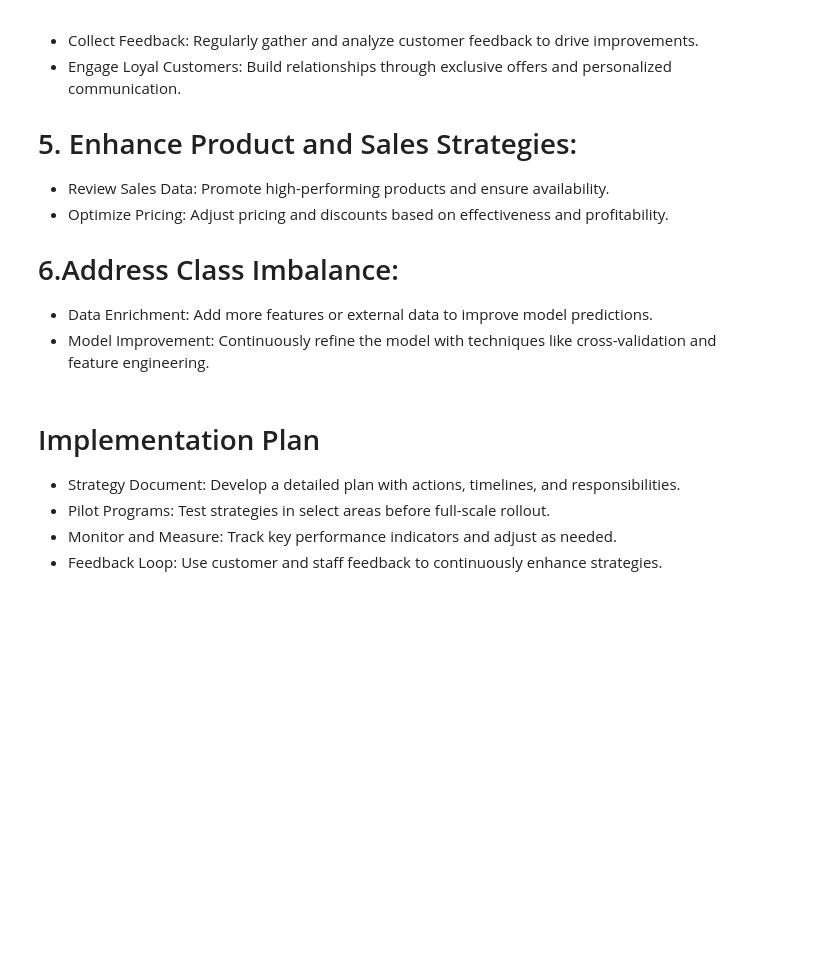
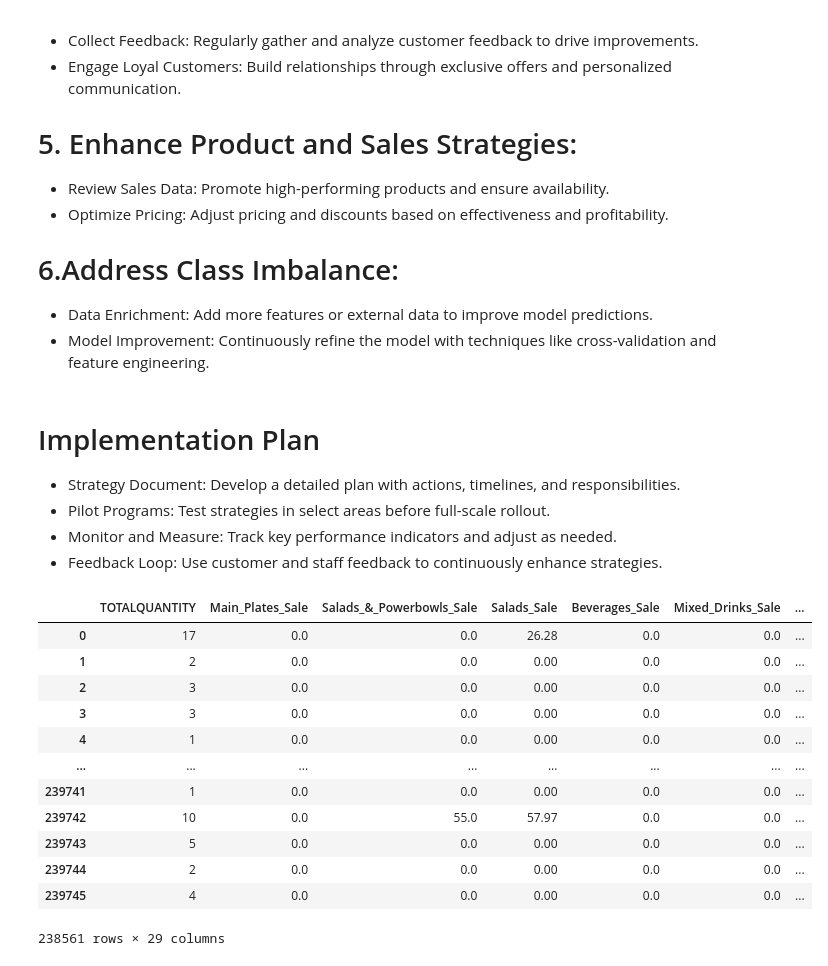
Before and after one commit to husanbano123/Pizza_Restaurant_Prediction, a Jupyter notebook: Pizza_Restaurant_Assignment.ipynb, the cells around one changed output. Cells and saved outputs as stored; diff of their text form; code cells hidden in the pictures; blank space fills up the shorter version.

```diff
--- a/Pizza_Restaurant_Assignment.ipynb
+++ b/Pizza_Restaurant_Assignment.ipynb
@@ -940,3 +1001,19 @@ plt.show()
 - Pilot Programs: Test strategies in select areas before full-scale rollout.
 - Monitor and Measure: Track key performance indicators and adjust as needed.
 - Feedback Loop: Use customer and staff feedback to continuously enhance strategies.
+# %%
+data_new
+# %% [output]
+|  | TOTALQUANTITY | Main_Plates_Sale | Salads_&_Powerbowls_Sale | Salads_Sale | Beverages_Sale | Mixed_Drinks_Sale | ... |
+| 0 | 17 | 0.0 | 0.0 | 26.28 | 0.0 | 0.0 | ... |
+| 1 | 2 | 0.0 | 0.0 | 0.00 | 0.0 | 0.0 | ... |
+| 2 | 3 | 0.0 | 0.0 | 0.00 | 0.0 | 0.0 | ... |
+| 3 | 3 | 0.0 | 0.0 | 0.00 | 0.0 | 0.0 | ... |
+| 4 | 1 | 0.0 | 0.0 | 0.00 | 0.0 | 0.0 | ... |
+| ... | ... | ... | ... | ... | ... | ... | ... |
+| 239741 | 1 | 0.0 | 0.0 | 0.00 | 0.0 | 0.0 | ... |
+| 239742 | 10 | 0.0 | 55.0 | 57.97 | 0.0 | 0.0 | ... |
+| 239743 | 5 | 0.0 | 0.0 | 0.00 | 0.0 | 0.0 | ... |
+| 239744 | 2 | 0.0 | 0.0 | 0.00 | 0.0 | 0.0 | ... |
+| 239745 | 4 | 0.0 | 0.0 | 0.00 | 0.0 | 0.0 | ... |
+238561 rows × 29 columns
```
Also changed, not shown: parts of 34 cells of this notebook.
